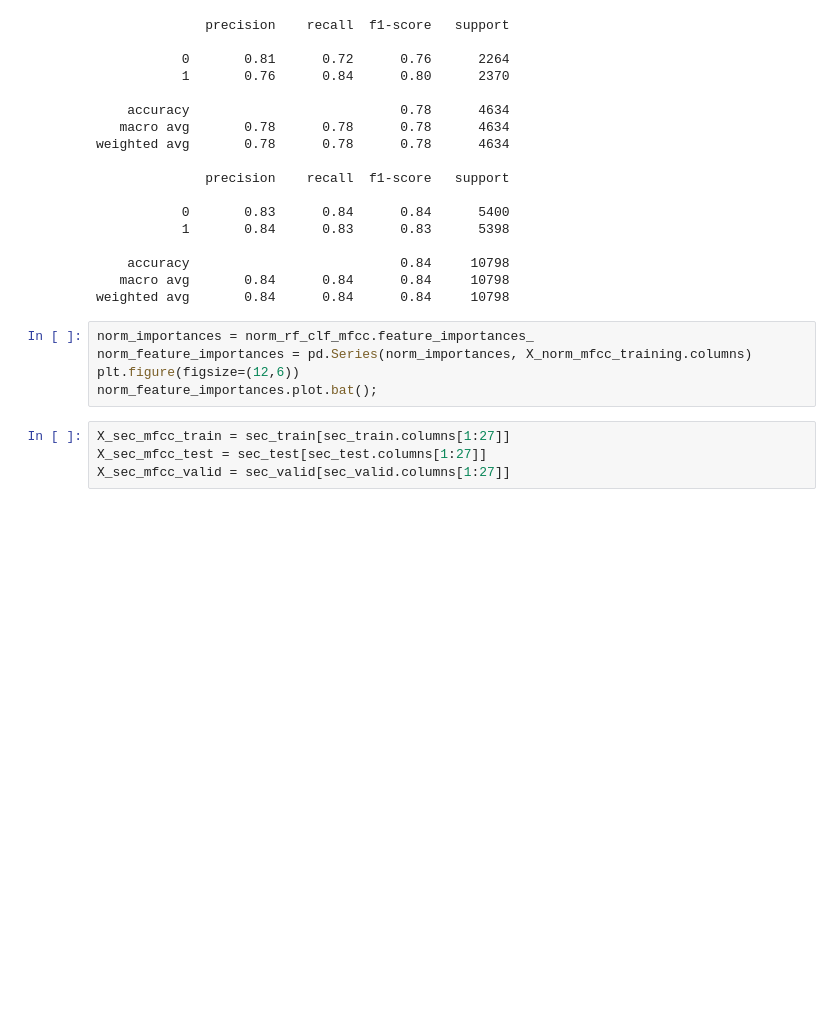
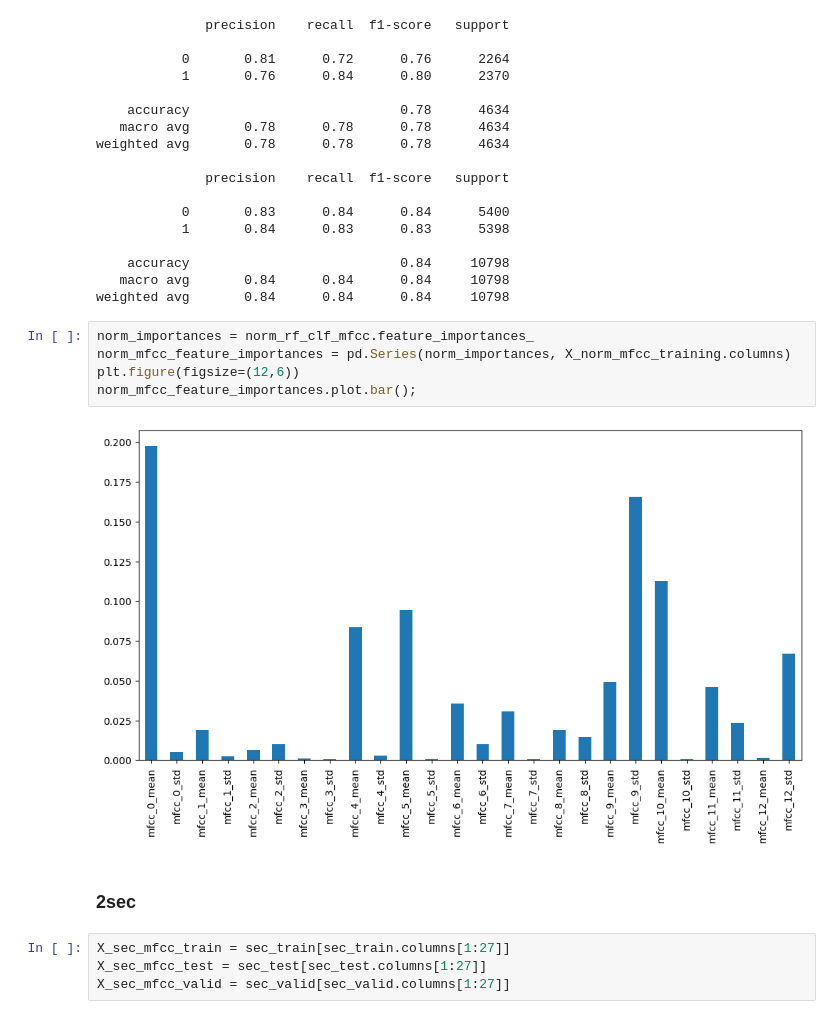
Before and after one commit to kir1ck/AudioDeepfakeDetection_ML, a Jupyter notebook: research.ipynb, the cells around one changed output. Cells and saved outputs as stored; diff of their text form; blank space fills up the shorter version.

```diff
--- a/research.ipynb
+++ b/research.ipynb
@@ -690,9 +693,13 @@ weighted avg       0.78      0.78      0.78      4634
 weighted avg       0.84      0.84      0.84     10798
 # %%
 norm_importances = norm_rf_clf_mfcc.feature_importances_
-norm_feature_importances = pd.Series(norm_importances, X_norm_mfcc_training.columns)
+norm_mfcc_feature_importances = pd.Series(norm_importances, X_norm_mfcc_training.columns)
 plt.figure(figsize=(12,6))
-norm_feature_importances.plot.bat();
+norm_mfcc_feature_importances.plot.bar();
+# %% [output]
+[figure, added]
+# %% [markdown]
+### 2sec
 # %%
 X_sec_mfcc_train = sec_train[sec_train.columns[1:27]]
 X_sec_mfcc_test = sec_test[sec_test.columns[1:27]]
```
Also changed, not shown: parts of 58 cells of this notebook.
